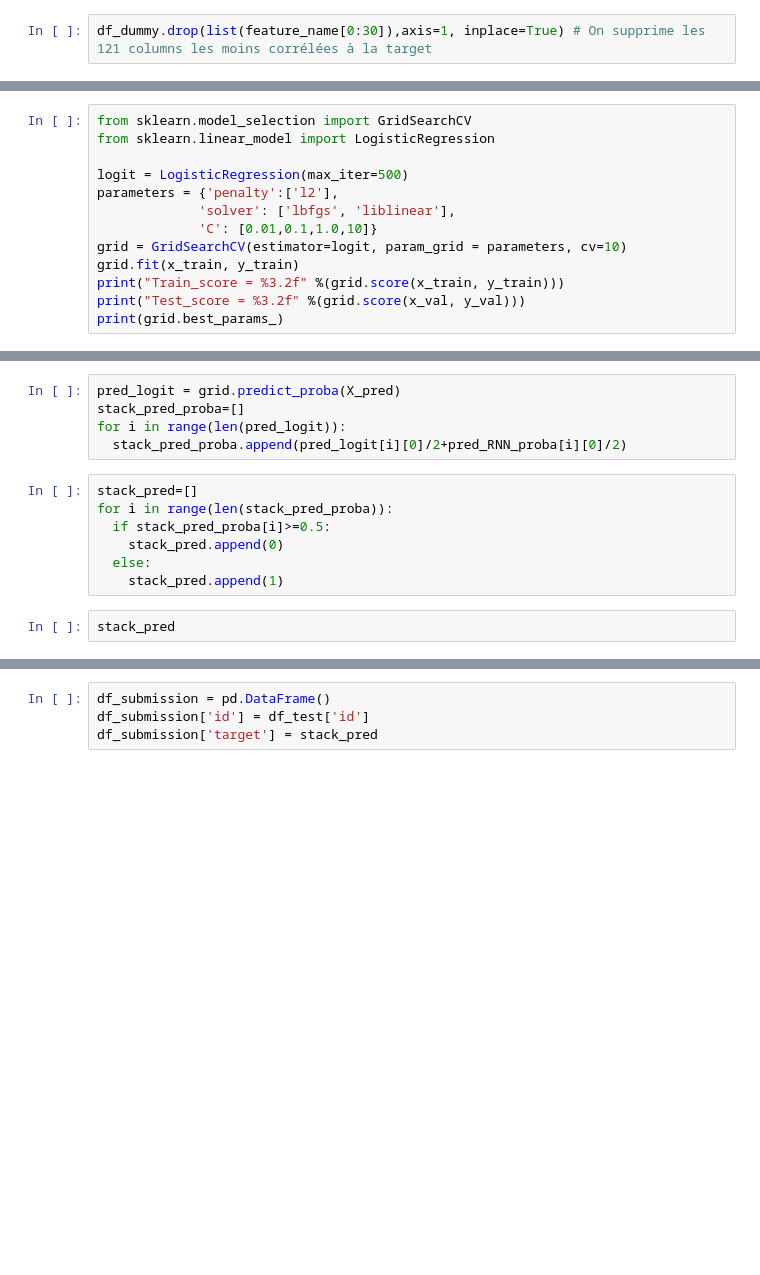
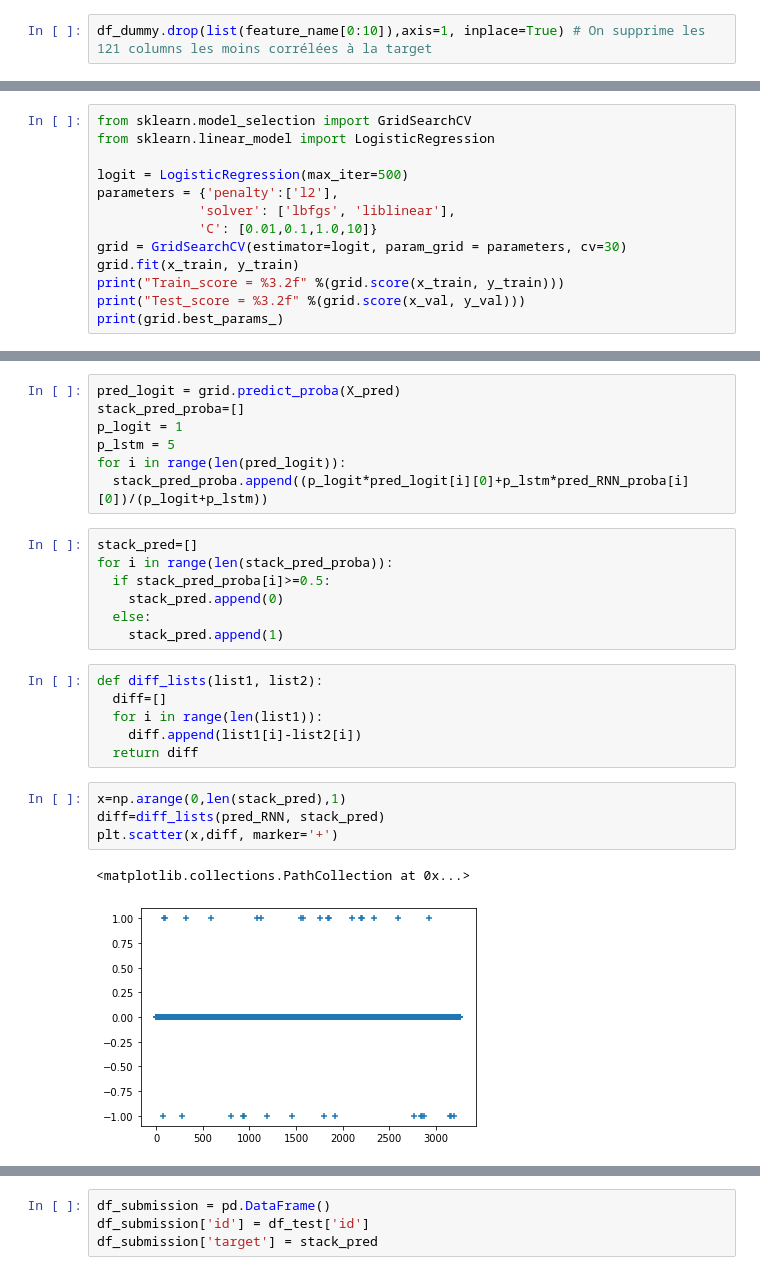
Before and after one commit to jeremyoudin/Disaster_tweet, a Jupyter notebook: Disaster_tweet.ipynb, the cells around one changed output, grey strips where cells are left out. Drawn from its saved outputs; the diff is of its cells as text; blank space fills up the shorter version.

Commit message:
sixième depot - NLP on text only - emojis, symbols, URL are deleted - Adam learning_rate tunning - simple LSTM with less units - raw stack model with logit on keywords and difference viz

```diff
--- a/Disaster_tweet.ipynb
+++ b/Disaster_tweet.ipynb
@@ -319,7 +321,7 @@ for column_name in list(df_dummy.columns):
 feature_name = list(df_dummy.columns)
 corr, feature_name = zip(*sorted(zip(corr, feature_name)))
 # %%
-df_dummy.drop(list(feature_name[0:30]),axis=1, inplace=True) # On supprime les 121 columns les moins corrélées à la target
+df_dummy.drop(list(feature_name[0:10]),axis=1, inplace=True) # On supprime les 121 columns les moins corrélées à la target
 # %%
 X_train = df_dummy.iloc[0:split_train_length,:]
 Y_train = df_copy_train['target'].values
@@ -334,7 +336,7 @@ logit = LogisticRegression(max_iter=500)
 parameters = {'penalty':['l2'],
              'solver': ['lbfgs', 'liblinear'],
              'C': [0.01,0.1,1.0,10]}
-grid = GridSearchCV(estimator=logit, param_grid = parameters, cv=10)
+grid = GridSearchCV(estimator=logit, param_grid = parameters, cv=30)
 grid.fit(x_train, y_train)
 print("Train_score = %3.2f" %(grid.score(x_train, y_train)))
 print("Test_score = %3.2f" %(grid.score(x_val, y_val)))
@@ -346,8 +348,10 @@ Test_score = 0.74
 # %%
 pred_logit = grid.predict_proba(X_pred)
 stack_pred_proba=[]
+p_logit = 1
+p_lstm = 5
 for i in range(len(pred_logit)):
-  stack_pred_proba.append(pred_logit[i][0]/2+pred_RNN_proba[i][0]/2)
+  stack_pred_proba.append((p_logit*pred_logit[i][0]+p_lstm*pred_RNN_proba[i][0])/(p_logit+p_lstm))
 # %%
 stack_pred=[]
 for i in range(len(stack_pred_proba)):
@@ -355,5 +359,16 @@ for i in range(len(stack_pred_proba)):
     stack_pred.append(0)
   else:
     stack_pred.append(1)
-# %%
-stack_pred
+# %%
+def diff_lists(list1, list2):
+  diff=[]
+  for i in range(len(list1)):
+    diff.append(list1[i]-list2[i])
+  return diff
+# %%
+x=np.arange(0,len(stack_pred),1)
+diff=diff_lists(pred_RNN, stack_pred)
+plt.scatter(x,diff, marker='+')
+# %% [output]
+<matplotlib.collections.PathCollection at 0x...>
+[figure, added]
```
Also changed, not shown: parts of 14 cells of this notebook.
